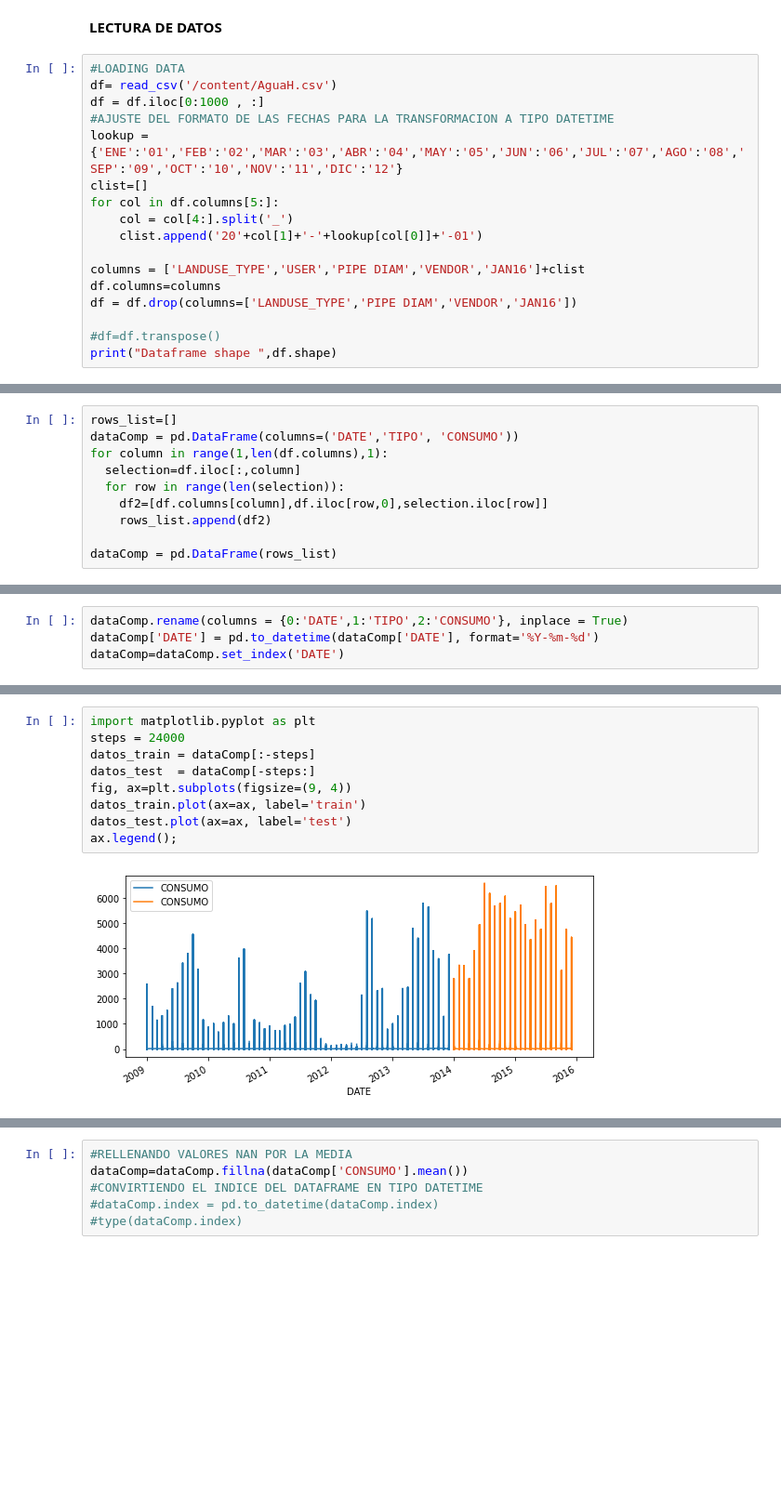
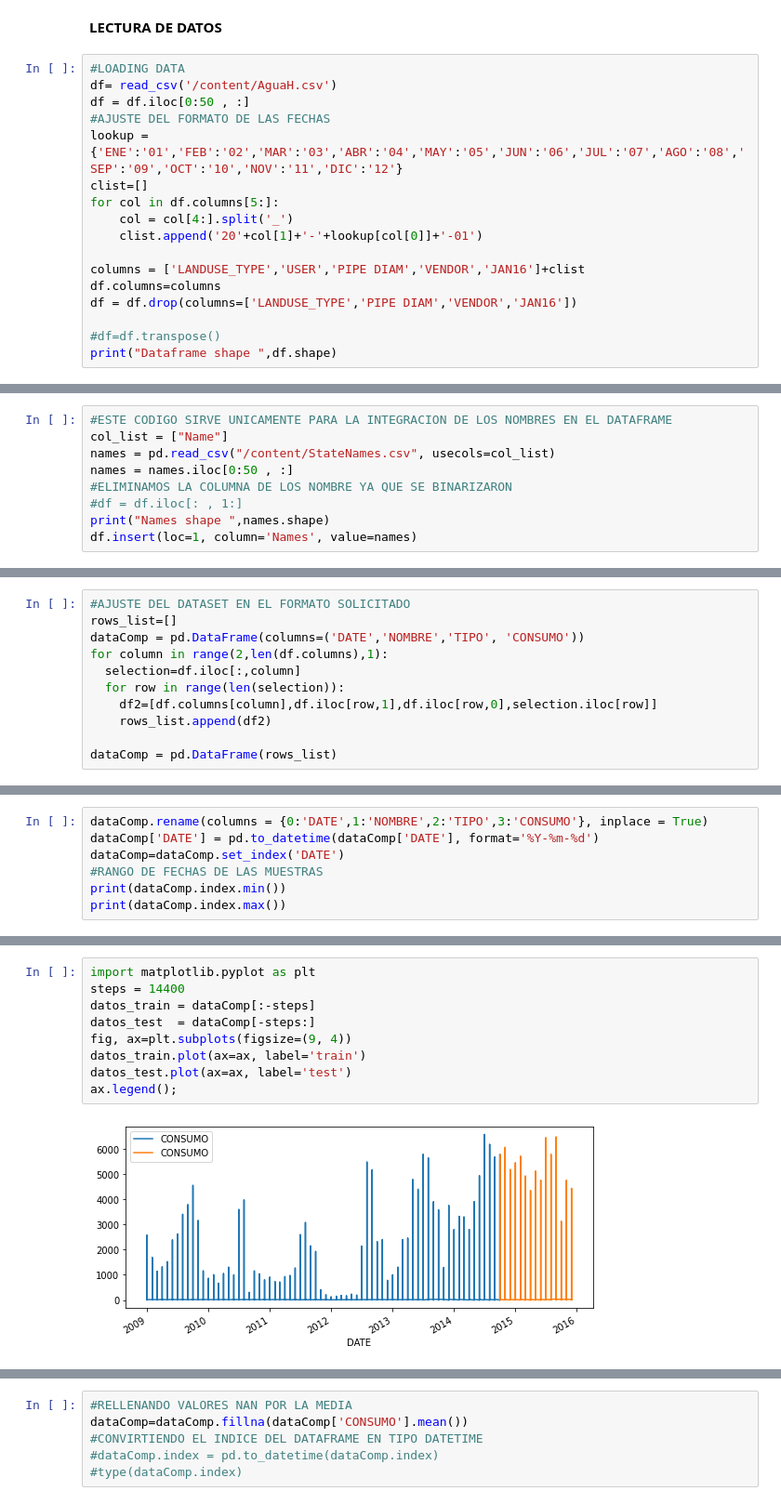
Before and after one commit to bchuchucaa/RNNConsumoDeAgua, a Jupyter notebook: RNNConsumoDeAgua.ipynb, the cells around one changed output, grey strips where cells are left out. Shown at 93% size. Saved outputs shown, nothing was run; the diff lists cells and outputs as text; blank space fills up the shorter version.

```diff
--- a/RNNConsumoDeAgua.ipynb
+++ b/RNNConsumoDeAgua.ipynb
@@ -35,8 +35,8 @@ LIBRERIAS IMPORTADAS
 # %%
 #LOADING DATA
 df= read_csv('/content/AguaH.csv')
-df = df.iloc[0:1000 , :]
-#AJUSTE DEL FORMATO DE LAS FECHAS PARA LA TRANSFORMACION A TIPO DATETIME
+df = df.iloc[0:50 , :]
+#AJUSTE DEL FORMATO DE LAS FECHAS
 lookup = {'ENE':'01','FEB':'02','MAR':'03','ABR':'04','MAY':'05','JUN':'06','JUL':'07','AGO':'08','SEP':'09','OCT':'10','NOV':'11','DIC':'12'}
 clist=[]
 for col in df.columns[5:]:
@@ -53,0 +64,9 @@ Dataframe shape  (1000, 85)
+# %%
+#ESTE CODIGO SIRVE UNICAMENTE PARA LA INTEGRACION DE LOS NOMBRES EN EL DATAFRAME
+col_list = ["Name"]
+names = pd.read_csv("/content/StateNames.csv", usecols=col_list)
+names = names.iloc[0:50 , :]
+#ELIMINAMOS LA COLUMNA DE LOS NOMBRE YA QUE SE BINARIZARON
+#df = df.iloc[: , 1:]
+print("Names shape ",names.shape)
+df.insert(loc=1, column='Names', value=names)
@@ -54,10 +75,11 @@ Dataframe shape  (1000, 85)
 # %%
+#AJUSTE DEL DATASET EN EL FORMATO SOLICITADO
 rows_list=[]
-dataComp = pd.DataFrame(columns=('DATE','TIPO', 'CONSUMO'))
-for column in range(1,len(df.columns),1):
+dataComp = pd.DataFrame(columns=('DATE','NOMBRE','TIPO', 'CONSUMO'))
+for column in range(2,len(df.columns),1):
   selection=df.iloc[:,column]
   for row in range(len(selection)):
-    df2=[df.columns[column],df.iloc[row,0],selection.iloc[row]]
+    df2=[df.columns[column],df.iloc[row,1],df.iloc[row,0],selection.iloc[row]]
     rows_list.append(df2)
 
 dataComp = pd.DataFrame(rows_list)
@@ -64,4 +95,7 @@ dataComp = pd.DataFrame(rows_list)
 # %%
-dataComp.rename(columns = {0:'DATE',1:'TIPO',2:'CONSUMO'}, inplace = True)
+dataComp.rename(columns = {0:'DATE',1:'NOMBRE',2:'TIPO',3:'CONSUMO'}, inplace = True)
 dataComp['DATE'] = pd.to_datetime(dataComp['DATE'], format='%Y-%m-%d')
 dataComp=dataComp.set_index('DATE')
+#RANGO DE FECHAS DE LAS MUESTRAS
+print(dataComp.index.min())
+print(dataComp.index.max())
@@ -88,11 +135,11 @@ print(len(dataComp['2015']))
 # %%
 import matplotlib.pyplot as plt
-steps = 24000
+steps = 14400
 datos_train = dataComp[:-steps]
 datos_test  = dataComp[-steps:]
 fig, ax=plt.subplots(figsize=(9, 4))
 datos_train.plot(ax=ax, label='train')
 datos_test.plot(ax=ax, label='test')
 ax.legend();
 # %% [output]
-[figure, old version]
+[figure, new version]
```
Also changed, not shown: parts of 50 cells of this notebook.
